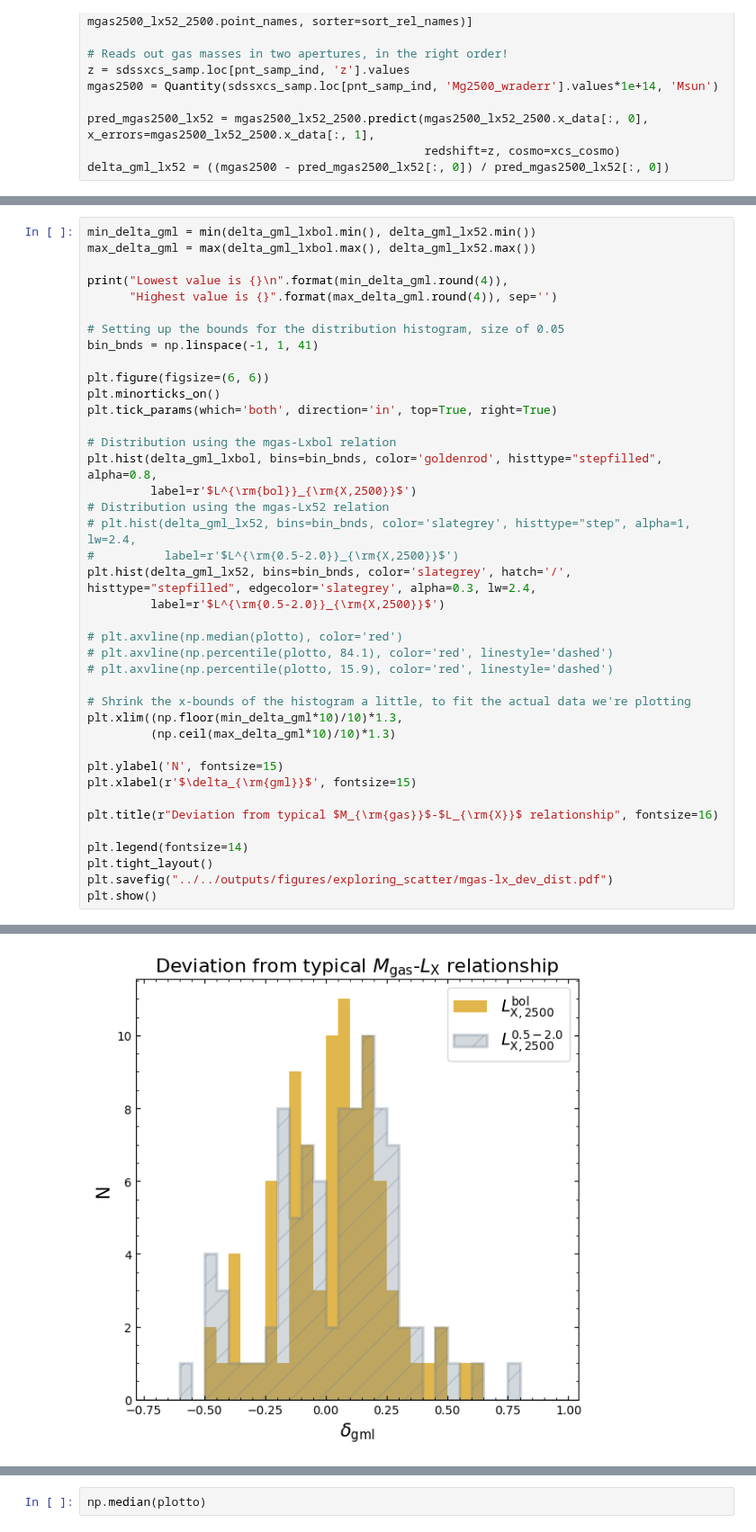
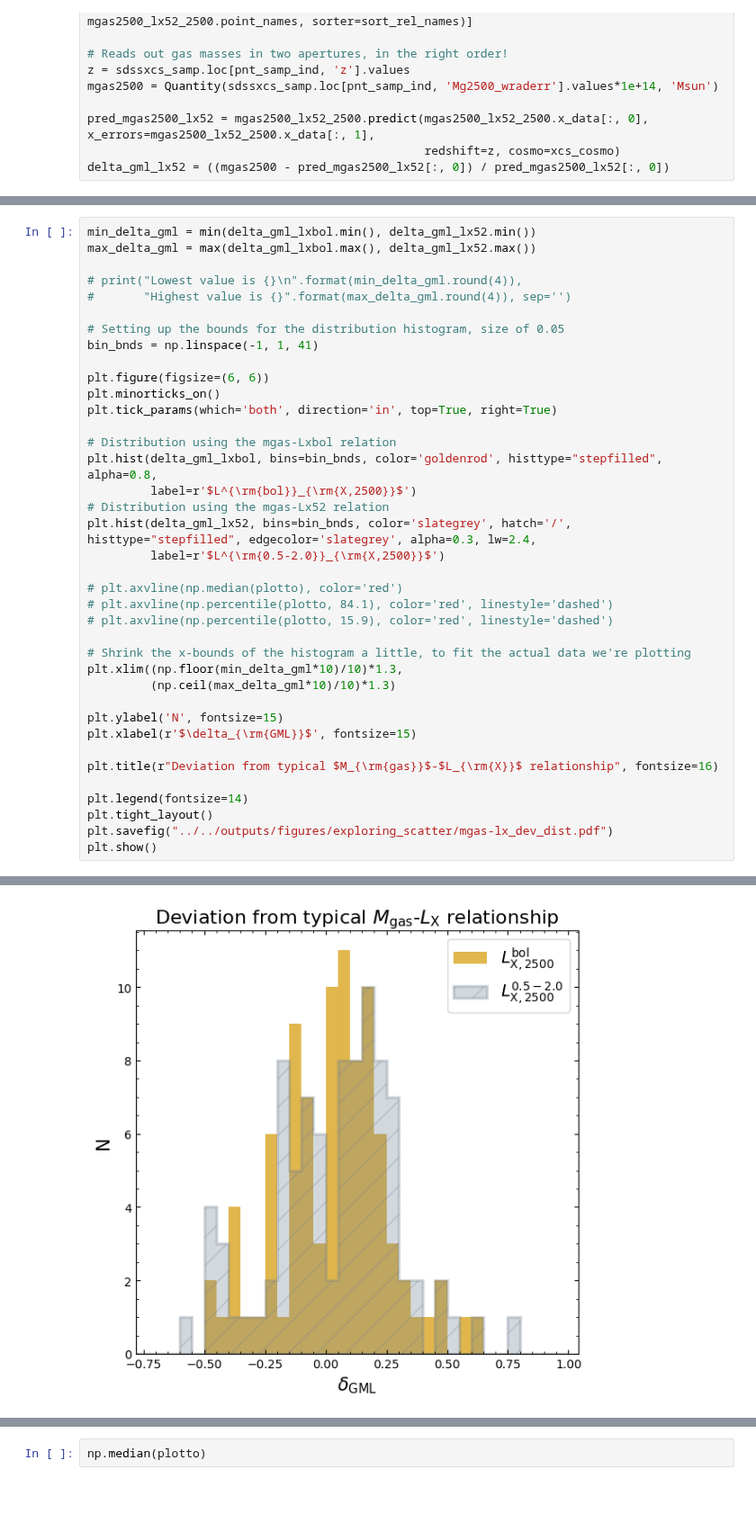
Before and after one commit to DavidT3/XCS-Mass-II-Analysis, a Jupyter notebook: notebooks/exploring_scatter/gasmass-Lx_as_scatter_diagnostic.ipynb, the cells around one changed output, grey strips where cells are left out. Shown at 90% size. Drawn from its saved outputs; the diff is of its cells as text; blank space fills up the shorter version.

```diff
--- a/notebooks/exploring_scatter/gasmass-Lx_as_scatter_diagnostic.ipynb
+++ b/notebooks/exploring_scatter/gasmass-Lx_as_scatter_diagnostic.ipynb
@@ -232,8 +232,8 @@ Visualising the deviation distributions for the $M^{\rm{gas}}_{2500}$-$L^{\rm{bo
 min_delta_gml = min(delta_gml_lxbol.min(), delta_gml_lx52.min())
 max_delta_gml = max(delta_gml_lxbol.max(), delta_gml_lx52.max())
 
-print("Lowest value is {}\n".format(min_delta_gml.round(4)),
-      "Highest value is {}".format(max_delta_gml.round(4)), sep='')
+# print("Lowest value is {}\n".format(min_delta_gml.round(4)),
+#       "Highest value is {}".format(max_delta_gml.round(4)), sep='')
 
 # Setting up the bounds for the distribution histogram, size of 0.05
 bin_bnds = np.linspace(-1, 1, 41)
@@ -246,8 +246,6 @@ plt.tick_params(which='both', direction='in', top=True, right=True)
 plt.hist(delta_gml_lxbol, bins=bin_bnds, color='goldenrod', histtype="stepfilled", alpha=0.8,
          label=r'$L^{\rm{bol}}_{\rm{X,2500}}$')
 # Distribution using the mgas-Lx52 relation
-# plt.hist(delta_gml_lx52, bins=bin_bnds, color='slategrey', histtype="step", alpha=1, lw=2.4,
-#          label=r'$L^{\rm{0.5-2.0}}_{\rm{X,2500}}$')
 plt.hist(delta_gml_lx52, bins=bin_bnds, color='slategrey', hatch='/', histtype="stepfilled", edgecolor='slategrey', alpha=0.3, lw=2.4,
          label=r'$L^{\rm{0.5-2.0}}_{\rm{X,2500}}$')
 
@@ -260,7 +258,7 @@ plt.xlim((np.floor(min_delta_gml*10)/10)*1.3,
          (np.ceil(max_delta_gml*10)/10)*1.3)
 
 plt.ylabel('N', fontsize=15)
-plt.xlabel(r'$\delta_{\rm{gml}}$', fontsize=15)
+plt.xlabel(r'$\delta_{\rm{GML}}$', fontsize=15)
 
 plt.title(r"Deviation from typical $M_{\rm{gas}}$-$L_{\rm{X}}$ relationship", fontsize=16)
 
@@ -274 +270 @@ Highest value is 0.7564
-[figure, old version]
+[figure, new version]
```
Also changed, not shown: parts of 27 cells of this notebook, 1 other file.
